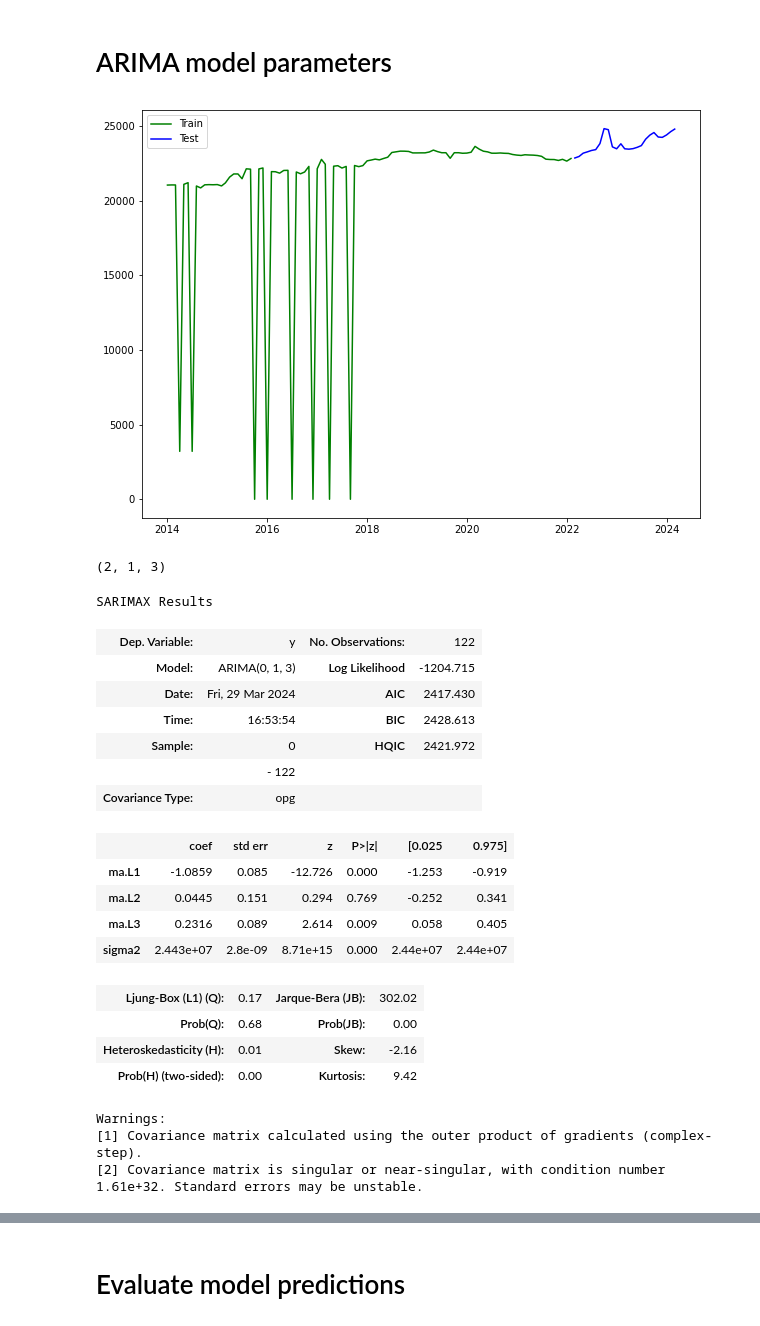
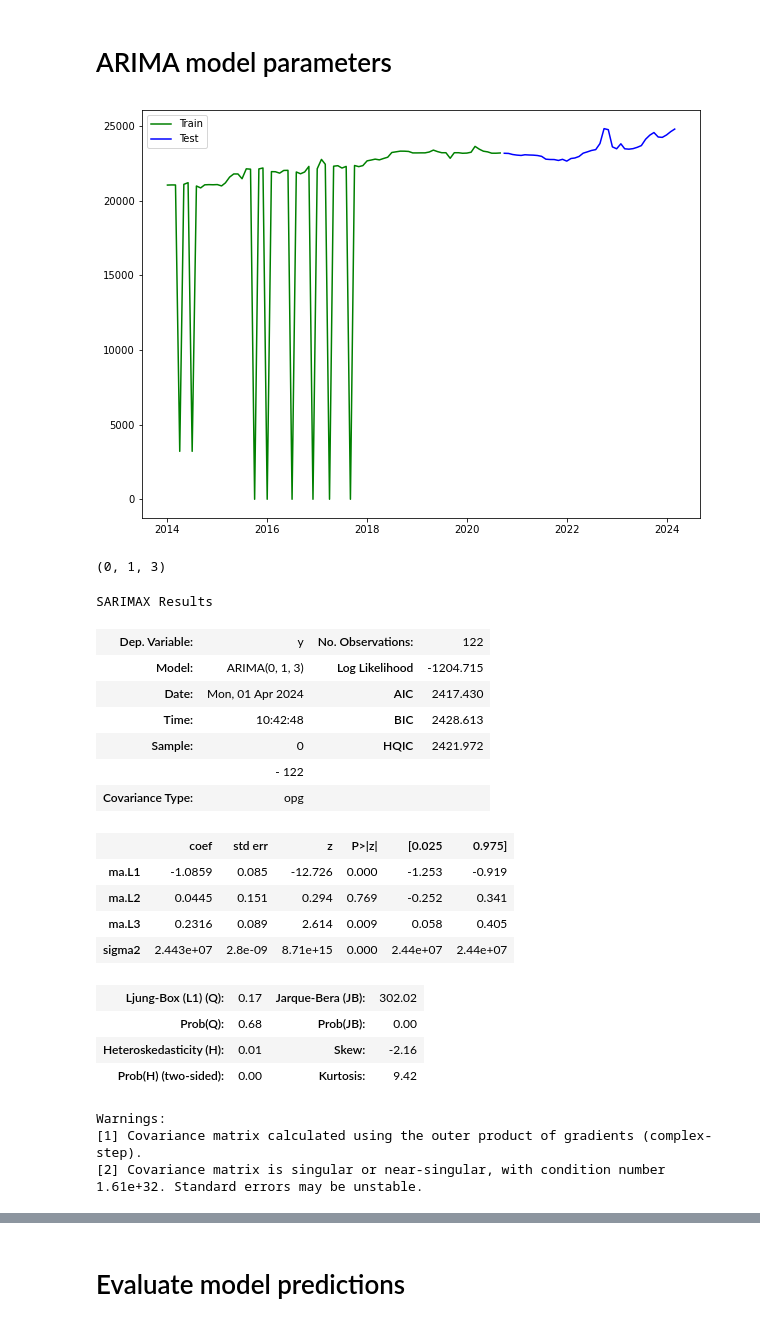
Before and after one commit to czarhirah/Econometrics, a Jupyter notebook: Zah/ARIMA v4.ipynb, the cells around one changed output, grey strips where cells are left out. Saved outputs shown, nothing was run; the diff lists cells and outputs as text; code cells hidden in the pictures.

```diff
--- a/Zah/ARIMA v4.ipynb
+++ b/Zah/ARIMA v4.ipynb
@@ -144,24 +144,24 @@ plt.show()
 # ARIMA model parameters
 # %%
 # Seperate into train and test data
-to_row = int(len(df)*0.8)
+to_row = int(len(df)*0.66)
 
 df_train = list(df[0:to_row]['Adj Close'])
 df_test = list(df[to_row:]['Adj Close'])
 
 # Plot
 plt.plot(df[0:to_row]['Adj Close'], 'green', label='Train')
 plt.plot(df[to_row:]['Adj Close'],'blue',label='Test')
 plt.legend()
 plt.show()
 # %% [output]
-[figure, old version]
+[figure, new version]
 # %%
 # Finding ARIMA parameters automatically
 model = auto_arima(df[0:to_row]['Adj Close'].dropna(), seasonal=False, stepwise= False, d= None, suppress_warnings=True)
 print(model.order)
 # %% [output]
-(2, 1, 3)
+(0, 1, 3)
 # %%
 model_predictions = []
 n_test_obser = len(df_test)
@@ -184,8 +184,8 @@ model_fit.summary()
 SARIMAX Results
 | Dep. Variable: | y | No. Observations: | 122 |
 | Model: | ARIMA(0, 1, 3) | Log Likelihood | -1204.715 |
-| Date: | Fri, 29 Mar 2024 | AIC | 2417.430 |
-| Time: | 16:53:54 | BIC | 2428.613 |
+| Date: | Mon, 01 Apr 2024 | AIC | 2417.430 |
+| Time: | 10:42:48 | BIC | 2428.613 |
 | Sample: | 0 | HQIC | 2421.972 |
 |  | - 122 |  |  |
 | Covariance Type: | opg |  |  |
```
Also changed, not shown: parts of 4 cells of this notebook.
